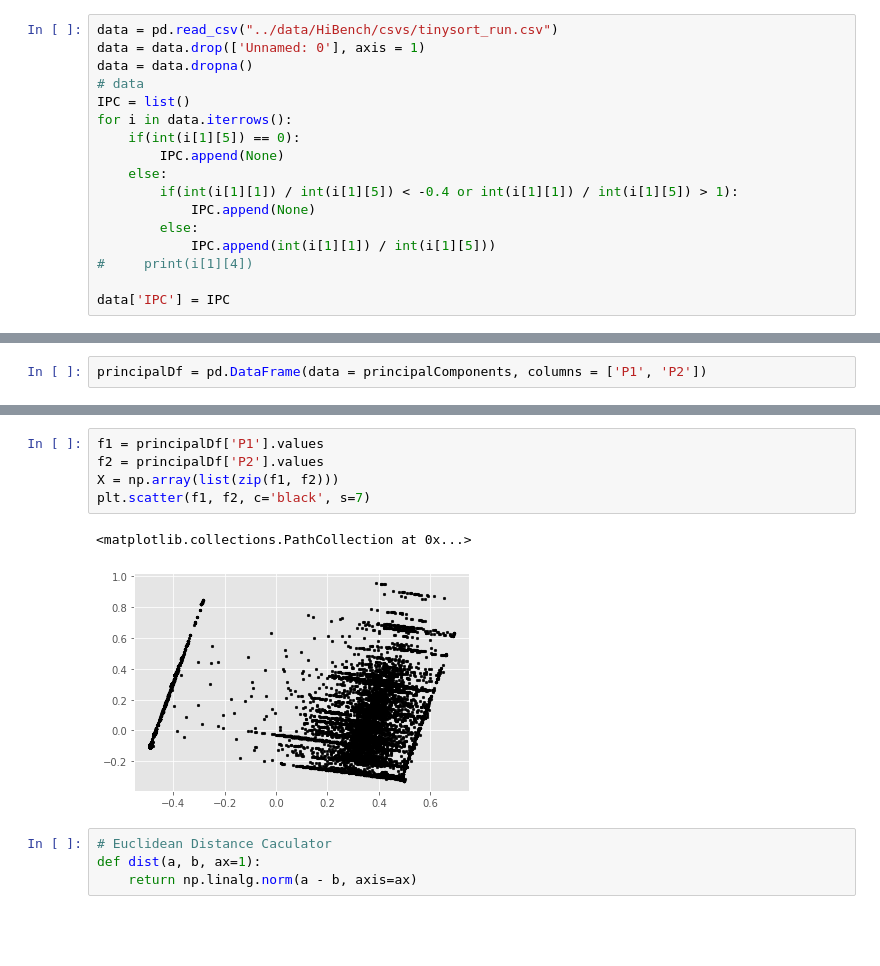
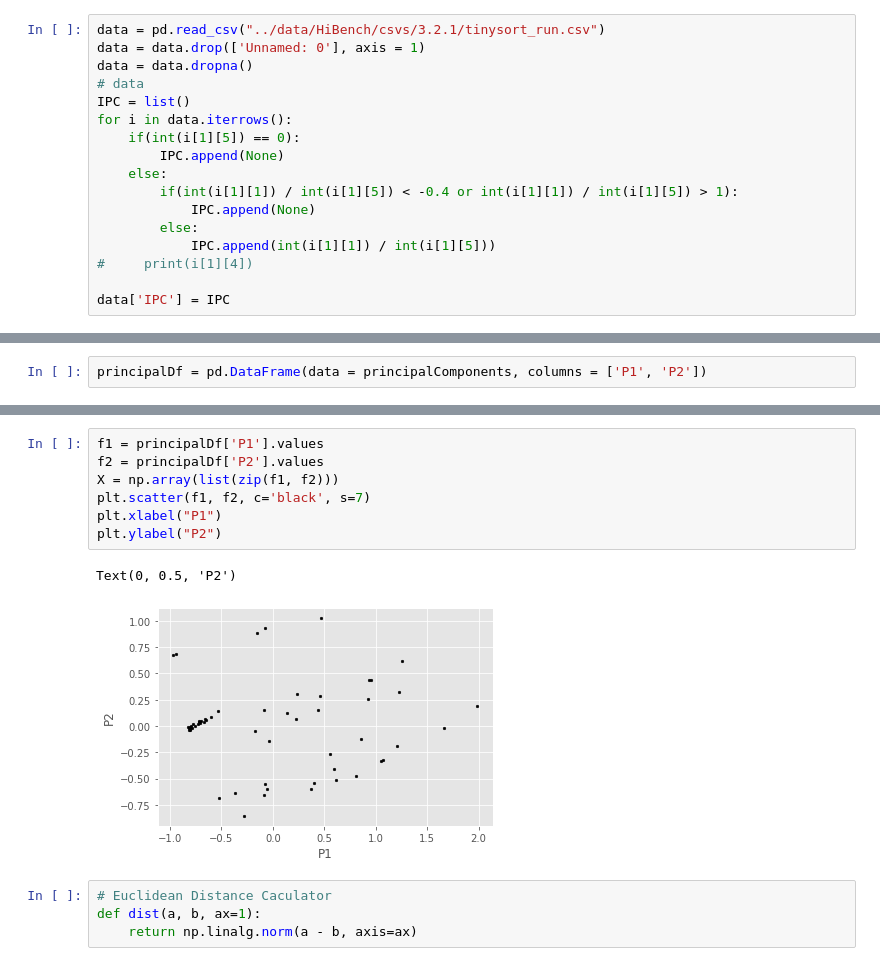
Before and after one commit to ananthnarayan/bpod2020, a Jupyter notebook: scripts/Clustering.ipynb, the cells around one changed output, grey strips where cells are left out. Saved outputs shown, nothing was run; the diff lists cells and outputs as text; blank space fills up the shorter version.

```diff
--- a/scripts/Clustering.ipynb
+++ b/scripts/Clustering.ipynb
@@ -14,7 +14,7 @@ plt.rcParams['figure.figsize'] = (16, 9)
 plt.style.use('ggplot')
 %matplotlib inline
 # %%
-data = pd.read_csv("../data/HiBench/csvs/tinysort_run.csv")
+data = pd.read_csv("../data/HiBench/csvs/3.2.1/tinysort_run.csv")
 data = data.drop(['Unnamed: 0'], axis = 1)
 data = data.dropna()
 # data
@@ -105,11 +157,13 @@ principalDf
 # %%
 f1 = principalDf['P1'].values
 f2 = principalDf['P2'].values
 X = np.array(list(zip(f1, f2)))
 plt.scatter(f1, f2, c='black', s=7)
+plt.xlabel("P1")
+plt.ylabel("P2")
 # %% [output]
-<matplotlib.collections.PathCollection at 0x...>
+Text(0, 0.5, 'P2')
-[figure, old version]
+[figure, new version]
 # %%
 # Euclidean Distance Caculator
 def dist(a, b, ax=1):
```
Also changed, not shown: parts of 10 cells of this notebook, 6 other files.
